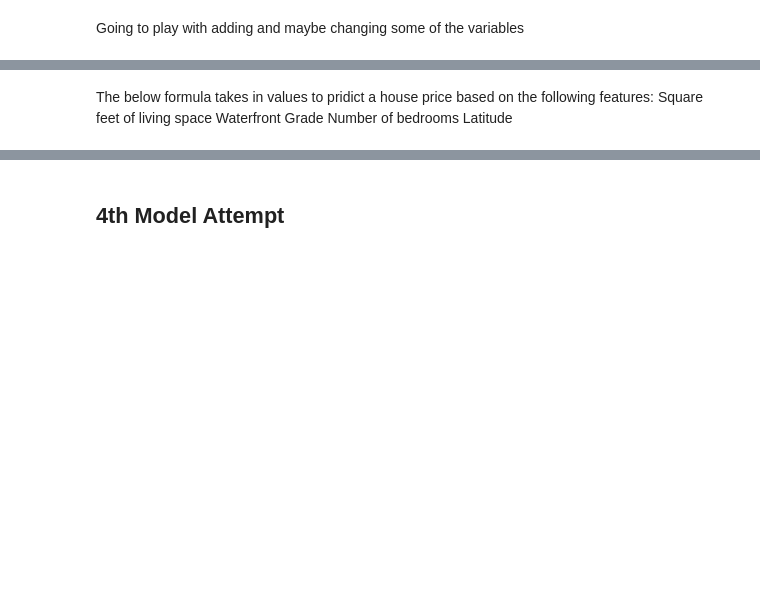
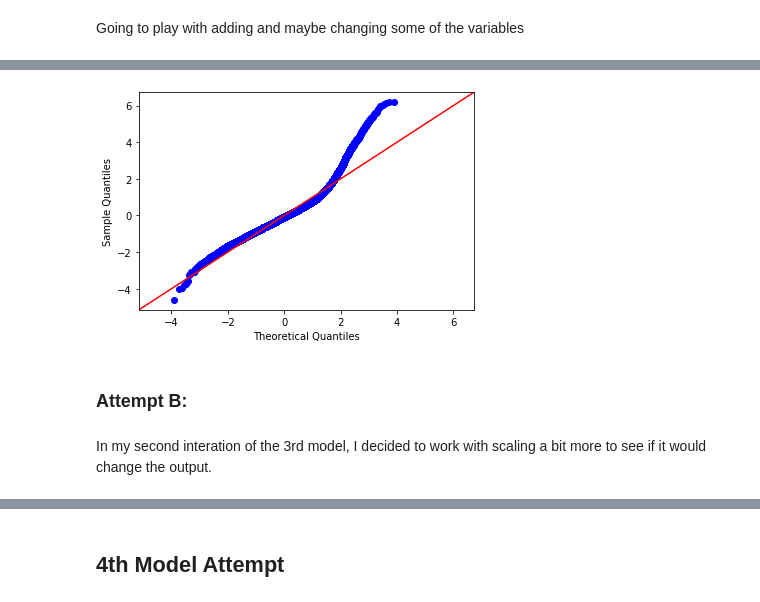
Before and after one commit to terryollila/dsc-v2-mod1-final-project-online-ds-ft-100719, a Jupyter notebook: student.ipynb, the cells around one changed output, grey strips where cells are left out. Drawn from its saved outputs; the diff is of its cells as text; code cells hidden in the pictures; blank space fills up the shorter version.

```diff
--- a/student.ipynb
+++ b/student.ipynb
@@ -1136,11 +1064,17 @@ Warnings:
 [1] Standard Errors assume that the covariance matrix of the errors is correctly specified.
 [2] The condition number is large, 3.53e+04. This might indicate that there are
 strong multicollinearity or other numerical problems.
-# %% [markdown]
-The below formula takes in values to pridict a house price based on the
-following features:
-    Square feet of living space
-    Waterfront
-    Grade
-    Number of bedrooms
-    Latitude
+# %%
+# Putting up a qq plot on the final result to see how it looks.
+
+import scipy.stats as stats
+
+residuals = model_3.resid
+fig = sm.graphics.qqplot(residuals, dist=stats.norm, line='45', fit=True)
+fig.show()
+# %% [output]
+[figure, added]
+# %% [markdown]
+### Attempt B:
+# %% [markdown]
+In my second interation of the 3rd model, I decided to work with scaling a bit more to see if it would change the output.
```
Also changed, not shown: parts of 38 cells of this notebook, 1 other file.
